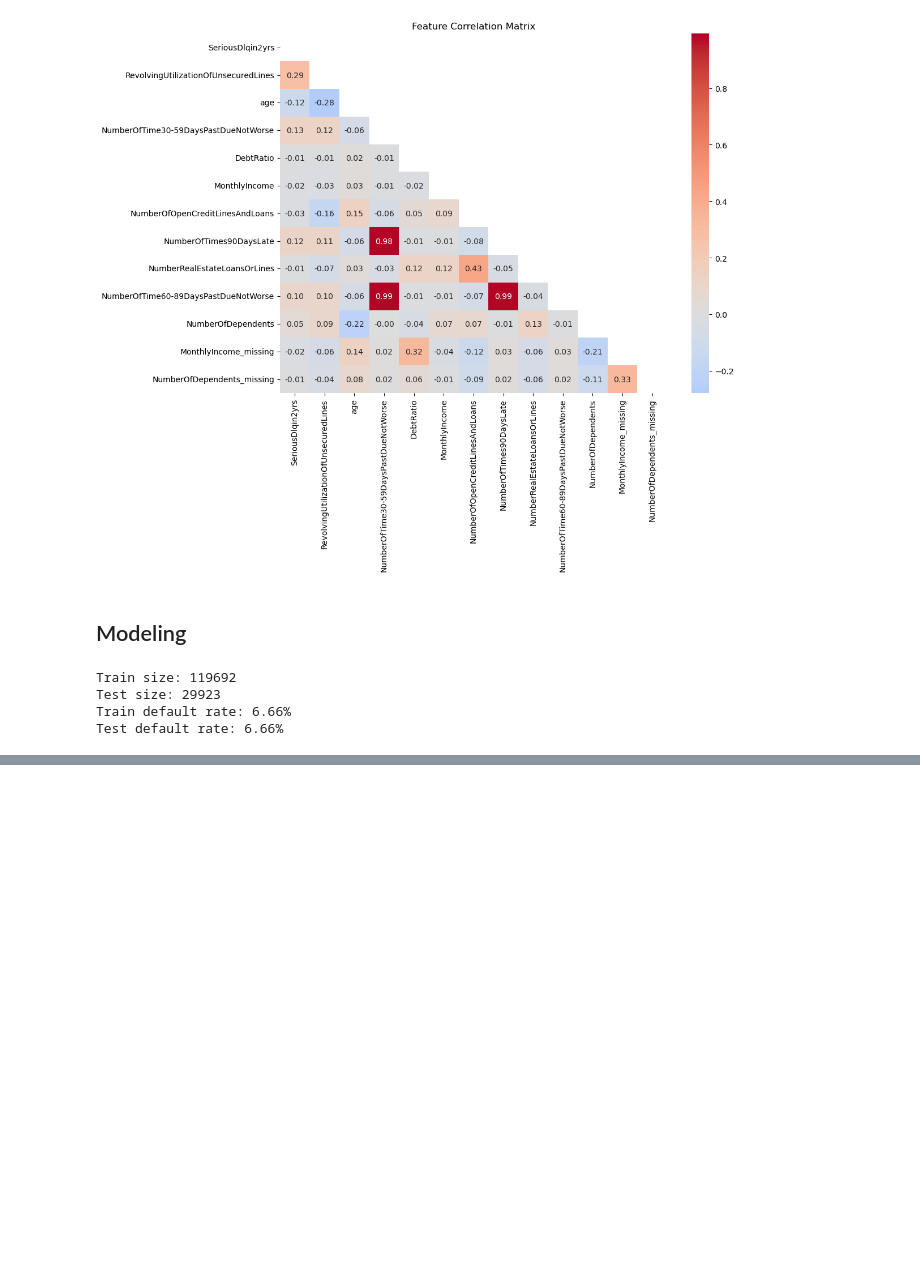
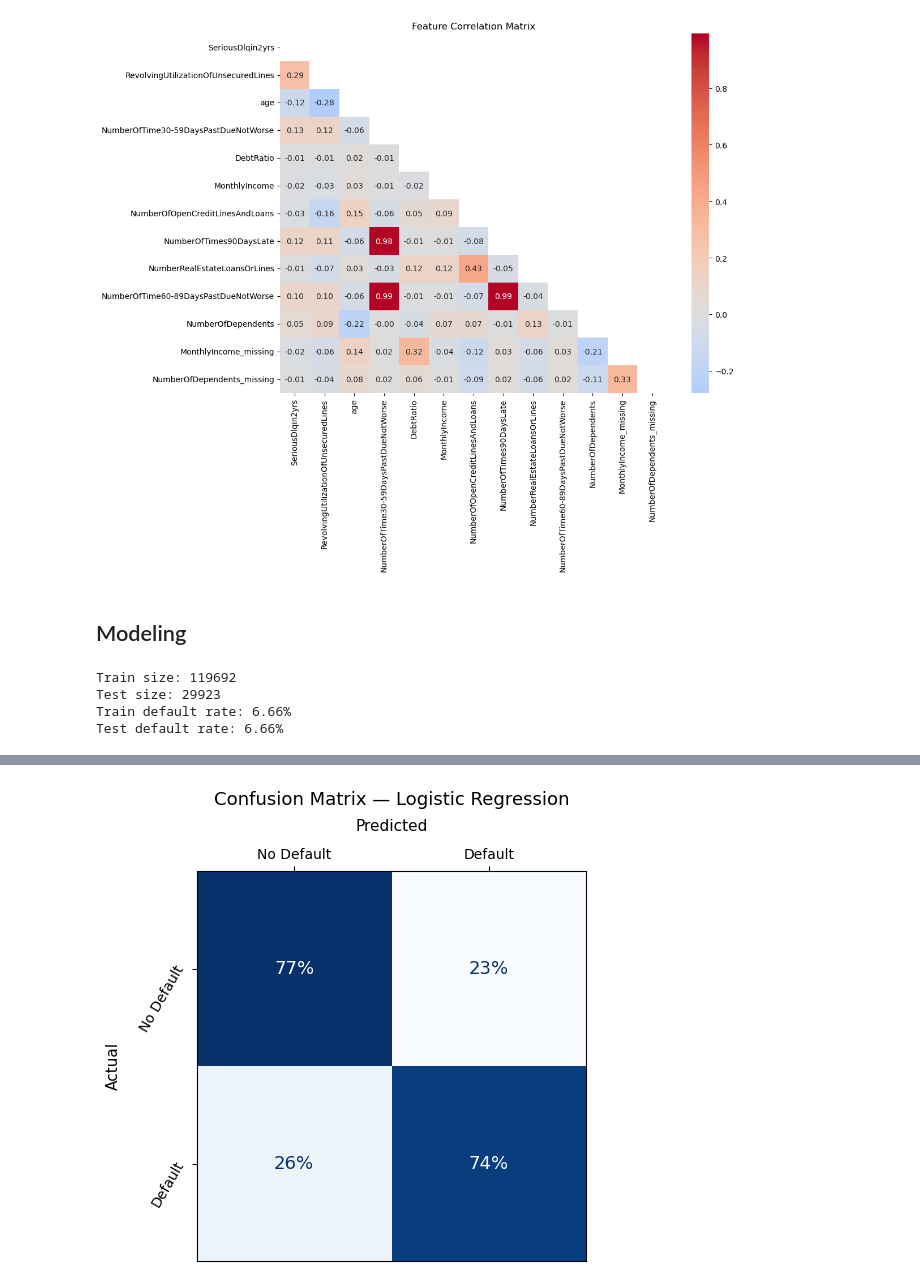
Before and after one commit to CesarAguirre9/Credit_Default_Classifier, a Jupyter notebook: credit_default_classifier.ipynb, the cells around one changed output, grey strips where cells are left out. Cells and saved outputs as stored; diff of their text form; code cells hidden in the pictures; blank space fills up the shorter version.

Commit message:
Added Logistic Regression

```diff
--- a/credit_default_classifier.ipynb
+++ b/credit_default_classifier.ipynb
@@ -298,5 +302,16 @@ Test size: 29923
 Train default rate: 6.66%
 Test default rate: 6.66%
 # %%
-# logistic Regression on our train data
-# comment7
+# Let's use logistic Regression on our train data
+pipeline = Pipeline([
+    ('scaler', StandardScaler()),
+    ('model', LogisticRegression(class_weight= 'balanced', max_iter = 1000,
+                                 random_state = 42))
+])
+
+pipeline.fit(X_train, y_train)
+
+# Let's use the AUC-ROC score to evaluate our model
+y_proba = pipeline.predict_proba(X_test)[:, 1]
+print(f"AUC-ROC: {roc_auc_score(y_test, y_proba):.4f}")
+print(classification_report(y_test, pipeline.predict(X_test)))
@@ -302,0 +328,30 @@ Test default rate: 6.66%
+# %%
+# Adding a Confusion matrix
+fig, ax = plt.subplots(figsize=(6, 5))
+ConfusionMatrixDisplay.from_predictions(
+    y_test,
+    pipeline.predict(X_test),
+    normalize = 'true',
+    display_labels=['No Default', 'Default'],
+    ax=ax,
+    colorbar = False,
+    cmap = 'Blues',
+    text_kw = {'fontsize': 13},
+    values_format = '.0%'
+)
+
+# Title
+ax.set_title("Confusion Matrix — Logistic Regression", pad = 10, fontsize = 13)
+
+# Axis labels
+ax.set_xlabel("Predicted", fontsize = 11, labelpad= 12)
+ax.xaxis.tick_top()  # Move x-axis to the top
+ax.xaxis.set_label_position('top')  # Move x-axis label to the top
+
+ax.set_ylabel("Actual", fontsize = 11, labelpad= 12)
+ax.set_yticklabels(ax.get_yticklabels(), rotation = 60, ha = 'right')
+
+plt.tight_layout()
+plt.show()
+# %% [output]
+[figure, added]
```
Also changed, not shown: parts of 10 cells of this notebook.
